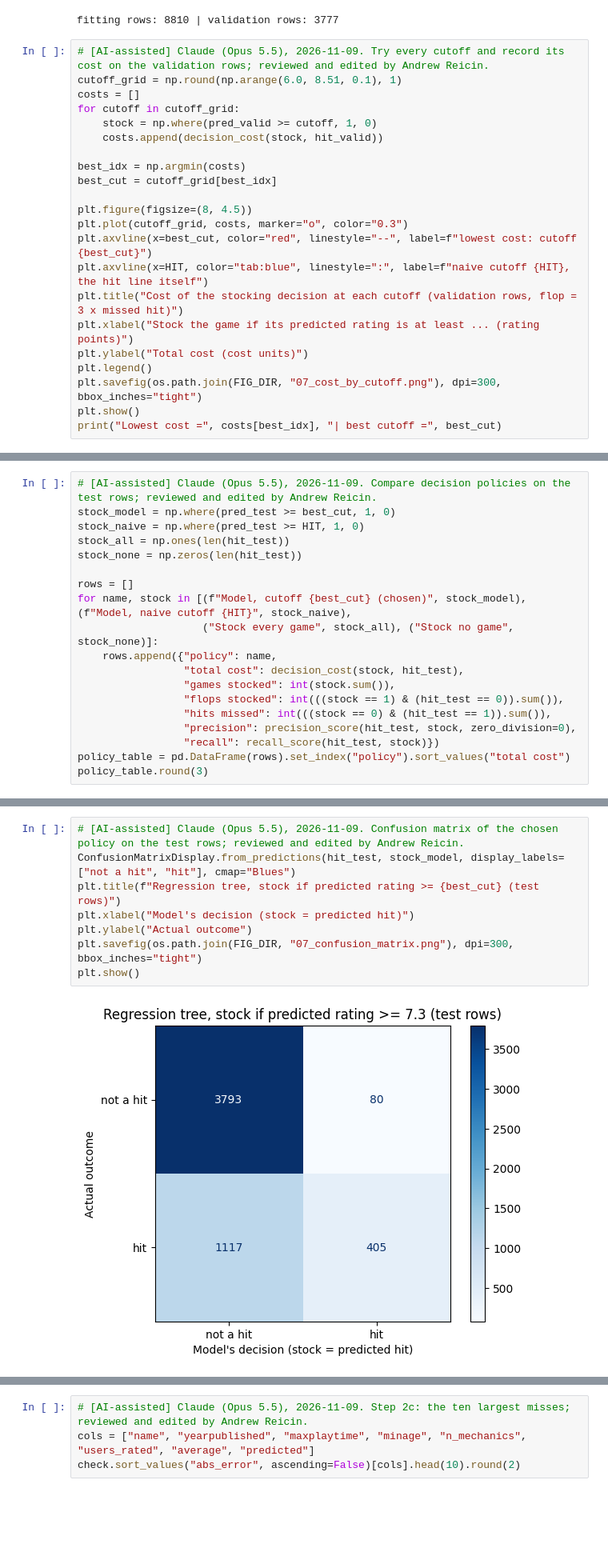
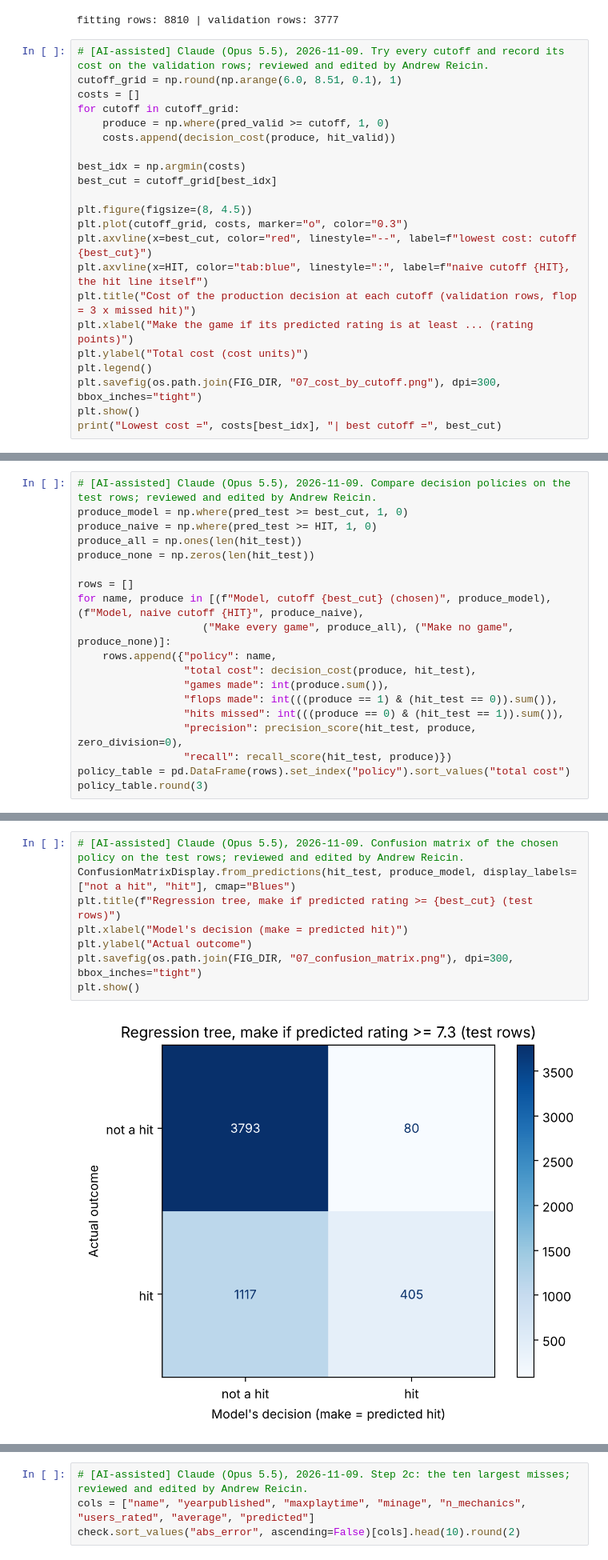
Before and after one commit to 24sahil25-source/BA305-BoardGameGeek-Fall2026, a Jupyter notebook: 07_decision_errors_andrew.ipynb, the cells around one changed output, grey strips where cells are left out. Shown at 80% size. Cells and saved outputs as stored; diff of their text form; blank space fills up the shorter version.

```diff
--- a/07_decision_errors_andrew.ipynb
+++ b/07_decision_errors_andrew.ipynb
@@ -150,8 +142,8 @@ fitting rows: 8810 | validation rows: 3777
 cutoff_grid = np.round(np.arange(6.0, 8.51, 0.1), 1)
 costs = []
 for cutoff in cutoff_grid:
-    stock = np.where(pred_valid >= cutoff, 1, 0)
-    costs.append(decision_cost(stock, hit_valid))
+    produce = np.where(pred_valid >= cutoff, 1, 0)
+    costs.append(decision_cost(produce, hit_valid))
 
 best_idx = np.argmin(costs)
 best_cut = cutoff_grid[best_idx]
@@ -160,8 +152,8 @@ plt.figure(figsize=(8, 4.5))
 plt.plot(cutoff_grid, costs, marker="o", color="0.3")
 plt.axvline(x=best_cut, color="red", linestyle="--", label=f"lowest cost: cutoff {best_cut}")
 plt.axvline(x=HIT, color="tab:blue", linestyle=":", label=f"naive cutoff {HIT}, the hit line itself")
-plt.title("Cost of the stocking decision at each cutoff (validation rows, flop = 3 x missed hit)")
-plt.xlabel("Stock the game if its predicted rating is at least ... (rating points)")
+plt.title("Cost of the production decision at each cutoff (validation rows, flop = 3 x missed hit)")
+plt.xlabel("Make the game if its predicted rating is at least ... (rating points)")
 plt.ylabel("Total cost (cost units)")
 plt.legend()
 plt.savefig(os.path.join(FIG_DIR, "07_cost_by_cutoff.png"), dpi=300, bbox_inches="tight")
@@ -179,20 +171,20 @@ Scored once on the test rows, with the cutoff fixed in section 4 and the model r
 # %%
 # [AI-assisted] Claude (Opus 5.5), 2026-11-09. Compare decision policies on the test rows; reviewed and edited by Andrew Reicin.
-stock_model = np.where(pred_test >= best_cut, 1, 0)
-stock_naive = np.where(pred_test >= HIT, 1, 0)
-stock_all = np.ones(len(hit_test))
-stock_none = np.zeros(len(hit_test))
+produce_model = np.where(pred_test >= best_cut, 1, 0)
+produce_naive = np.where(pred_test >= HIT, 1, 0)
+produce_all = np.ones(len(hit_test))
+produce_none = np.zeros(len(hit_test))
 
 rows = []
-for name, stock in [(f"Model, cutoff {best_cut} (chosen)", stock_model), (f"Model, naive cutoff {HIT}", stock_naive),
-                    ("Stock every game", stock_all), ("Stock no game", stock_none)]:
+for name, produce in [(f"Model, cutoff {best_cut} (chosen)", produce_model), (f"Model, naive cutoff {HIT}", produce_naive),
+                    ("Make every game", produce_all), ("Make no game", produce_none)]:
     rows.append({"policy": name,
-                 "total cost": decision_cost(stock, hit_test),
-                 "games stocked": int(stock.sum()),
-                 "flops stocked": int(((stock == 1) & (hit_test == 0)).sum()),
-                 "hits missed": int(((stock == 0) & (hit_test == 1)).sum()),
-                 "precision": precision_score(hit_test, stock, zero_division=0),
-                 "recall": recall_score(hit_test, stock)})
+                 "total cost": decision_cost(produce, hit_test),
+                 "games made": int(produce.sum()),
+                 "flops made": int(((produce == 1) & (hit_test == 0)).sum()),
+                 "hits missed": int(((produce == 0) & (hit_test == 1)).sum()),
+                 "precision": precision_score(hit_test, produce, zero_division=0),
+                 "recall": recall_score(hit_test, produce)})
 policy_table = pd.DataFrame(rows).set_index("policy").sort_values("total cost")
 policy_table.round(3)
 # %% [output]
@@ -205,10 +197,10 @@ policy_table.round(3)
 # %%
 # [AI-assisted] Claude (Opus 5.5), 2026-11-09. Confusion matrix of the chosen policy on the test rows; reviewed and edited by Andrew Reicin.
-ConfusionMatrixDisplay.from_predictions(hit_test, stock_model, display_labels=["not a hit", "hit"], cmap="Blues")
-plt.title(f"Regression tree, stock if predicted rating >= {best_cut} (test rows)")
-plt.xlabel("Model's decision (stock = predicted hit)")
+ConfusionMatrixDisplay.from_predictions(hit_test, produce_model, display_labels=["not a hit", "hit"], cmap="Blues")
+plt.title(f"Regression tree, make if predicted rating >= {best_cut} (test rows)")
+plt.xlabel("Model's decision (make = predicted hit)")
 plt.ylabel("Actual outcome")
 plt.savefig(os.path.join(FIG_DIR, "07_confusion_matrix.png"), dpi=300, bbox_inches="tight")
 plt.show()
 # %% [output]
-[figure, old version]
+[figure, new version]
```
Also changed, not shown: parts of 39 cells of this notebook.
